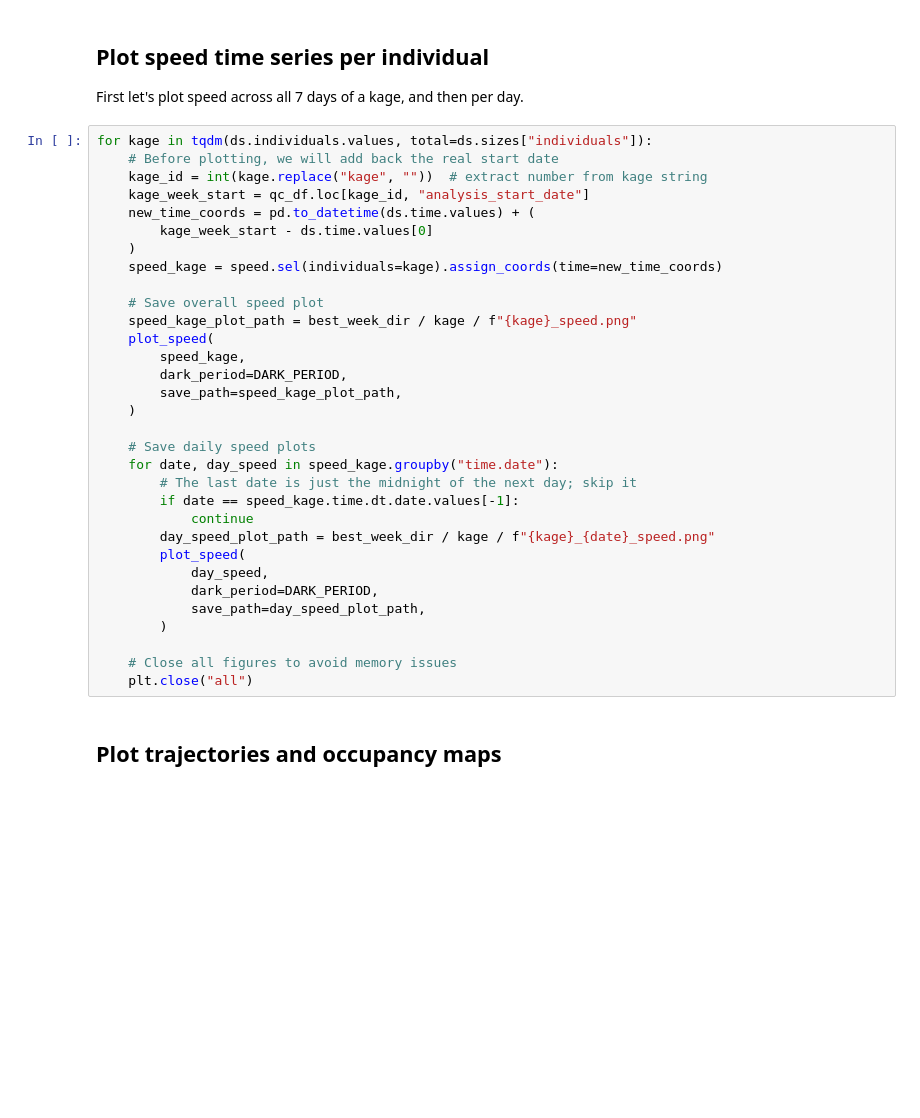
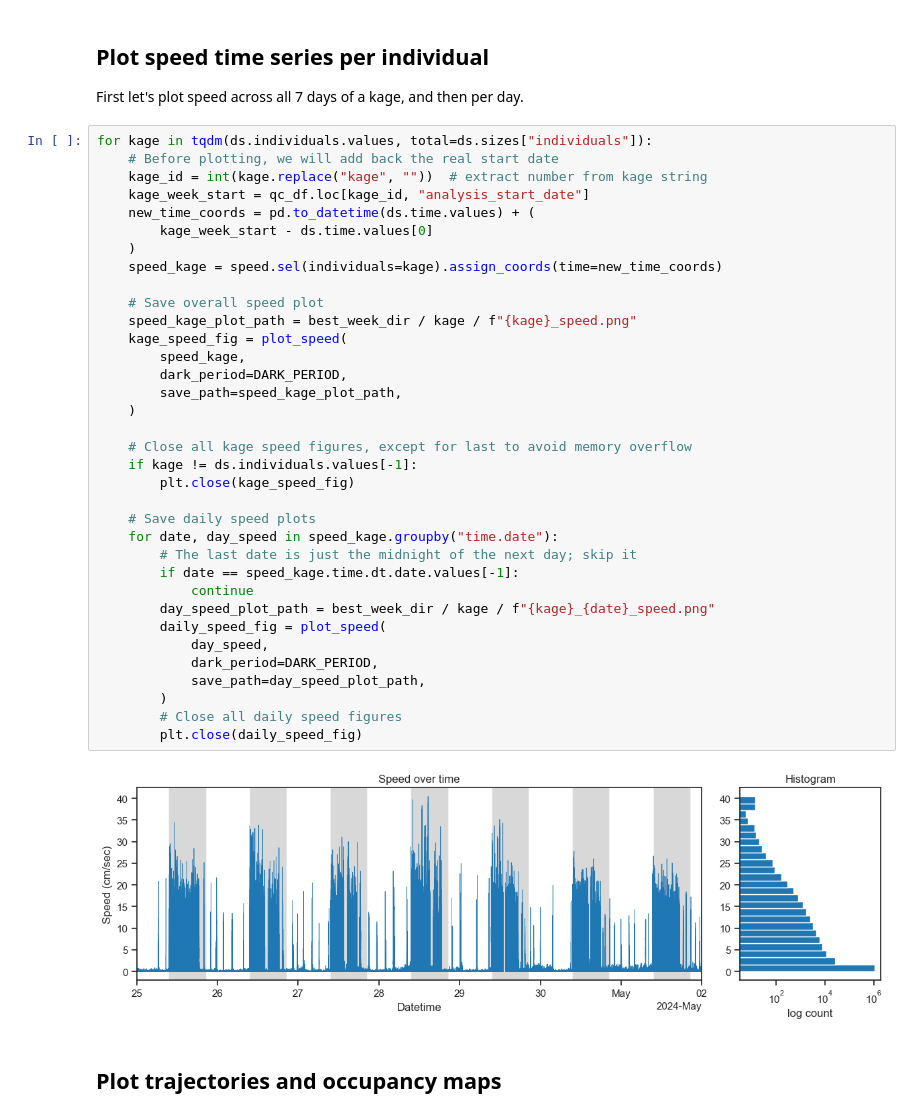
Before and after one commit to neuroinformatics-unit/smart-kages-movement, a Jupyter notebook: notebooks/05_best_week_overview.ipynb, the cells around one changed output. Saved outputs shown, nothing was run; the diff lists cells and outputs as text; blank space fills up the shorter version.

Commit message:
plot_speed returns a figure (for easy closing)

```diff
--- a/notebooks/05_best_week_overview.ipynb
+++ b/notebooks/05_best_week_overview.ipynb
@@ -202,35 +205,40 @@ First let's plot speed across all 7 days of a kage, and then per day.
 # %%
 for kage in tqdm(ds.individuals.values, total=ds.sizes["individuals"]):
     # Before plotting, we will add back the real start date
     kage_id = int(kage.replace("kage", ""))  # extract number from kage string
     kage_week_start = qc_df.loc[kage_id, "analysis_start_date"]
     new_time_coords = pd.to_datetime(ds.time.values) + (
         kage_week_start - ds.time.values[0]
     )
     speed_kage = speed.sel(individuals=kage).assign_coords(time=new_time_coords)
 
     # Save overall speed plot
     speed_kage_plot_path = best_week_dir / kage / f"{kage}_speed.png"
-    plot_speed(
+    kage_speed_fig = plot_speed(
         speed_kage,
         dark_period=DARK_PERIOD,
         save_path=speed_kage_plot_path,
     )
+
+    # Close all kage speed figures, except for last to avoid memory overflow
+    if kage != ds.individuals.values[-1]:
+        plt.close(kage_speed_fig)
 
     # Save daily speed plots
     for date, day_speed in speed_kage.groupby("time.date"):
         # The last date is just the midnight of the next day; skip it
         if date == speed_kage.time.dt.date.values[-1]:
             continue
         day_speed_plot_path = best_week_dir / kage / f"{kage}_{date}_speed.png"
-        plot_speed(
+        daily_speed_fig = plot_speed(
             day_speed,
             dark_period=DARK_PERIOD,
             save_path=day_speed_plot_path,
         )
-
-    # Close all figures to avoid memory issues
-    plt.close("all")
+        # Close all daily speed figures
+        plt.close(daily_speed_fig)
+# %% [output]
+[figure, added]
 # %% [markdown]
 ## Plot trajectories and occupancy maps
 # %% [markdown]
```
Also changed, not shown: parts of 7 cells of this notebook, 1 other file.
